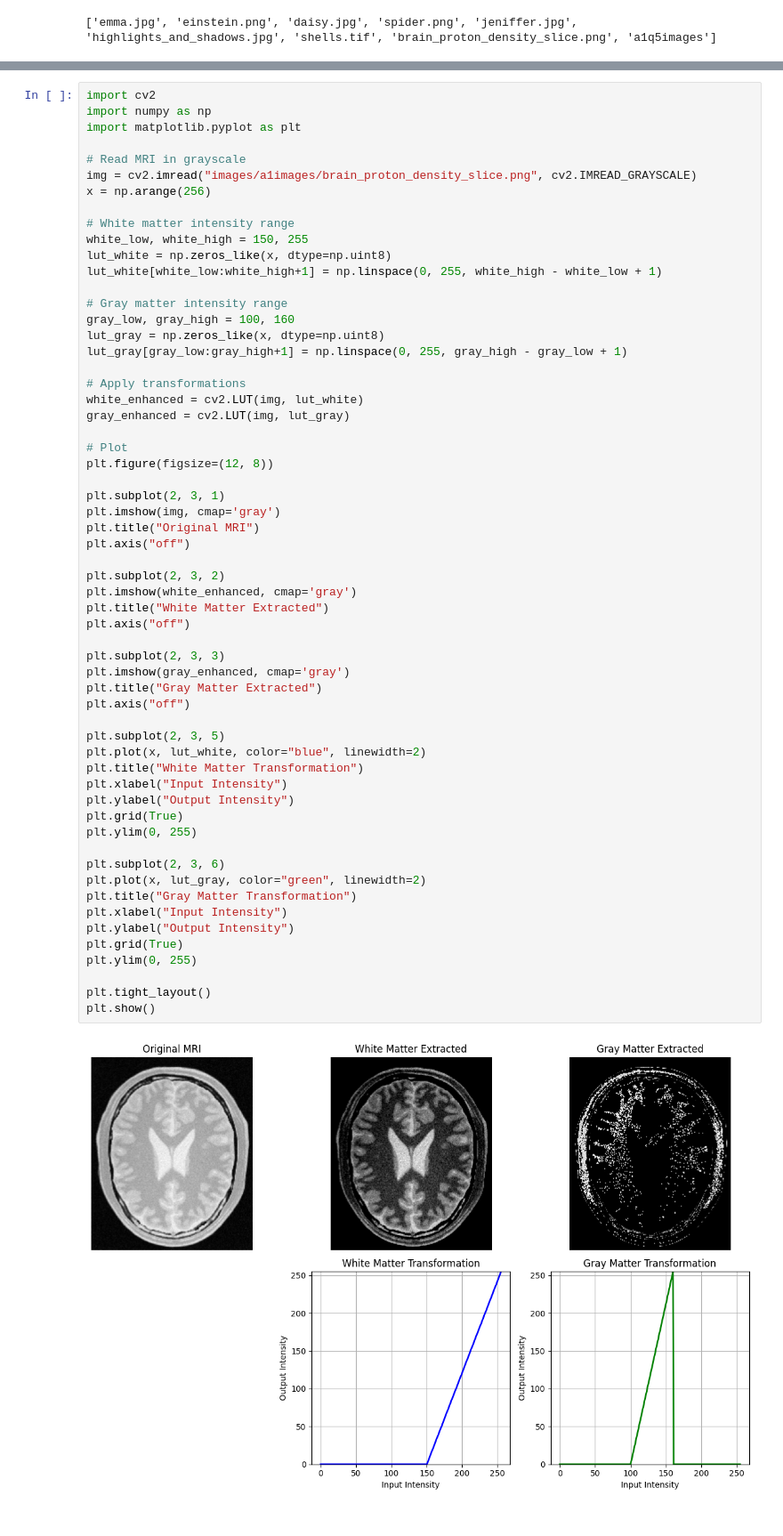
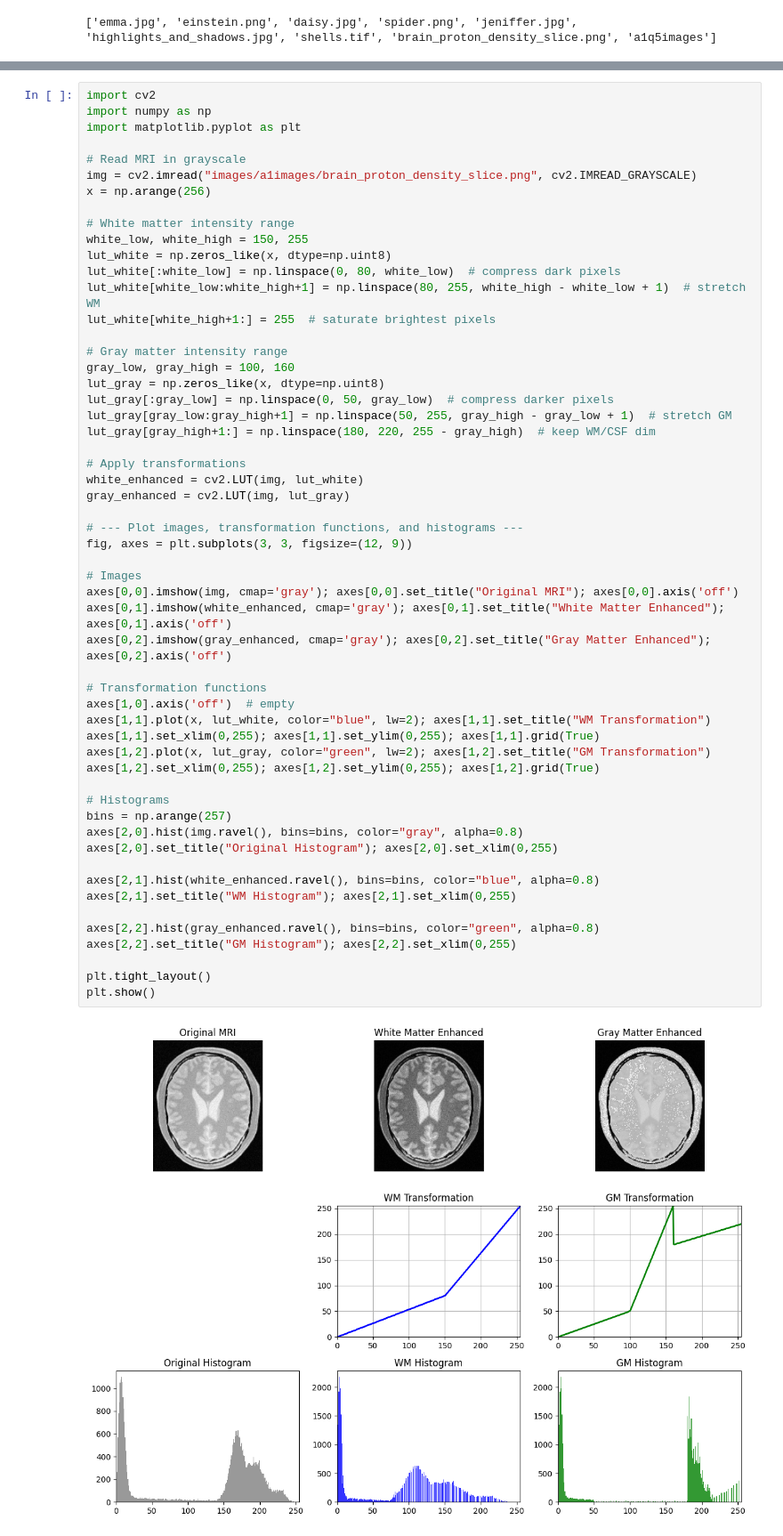
Before and after one commit to Dulavinya/EN3160-ImageProcessing, a Jupyter notebook: A01.ipynb, the cells around one changed output, grey strips where cells are left out. Shown at 89% size. Saved outputs shown, nothing was run; the diff lists cells and outputs as text.

```diff
--- a/A01.ipynb
+++ b/A01.ipynb
@@ -85,61 +85,57 @@ plt.show()
 # %%
 import cv2
 import numpy as np
 import matplotlib.pyplot as plt
 
 # Read MRI in grayscale
 img = cv2.imread("images/a1images/brain_proton_density_slice.png", cv2.IMREAD_GRAYSCALE)
 x = np.arange(256)
 
 # White matter intensity range
 white_low, white_high = 150, 255
 lut_white = np.zeros_like(x, dtype=np.uint8)
-lut_white[white_low:white_high+1] = np.linspace(0, 255, white_high - white_low + 1)
+lut_white[:white_low] = np.linspace(0, 80, white_low)  # compress dark pixels
+lut_white[white_low:white_high+1] = np.linspace(80, 255, white_high - white_low + 1)  # stretch WM
+lut_white[white_high+1:] = 255  # saturate brightest pixels
 
 # Gray matter intensity range
 gray_low, gray_high = 100, 160
 lut_gray = np.zeros_like(x, dtype=np.uint8)
-lut_gray[gray_low:gray_high+1] = np.linspace(0, 255, gray_high - gray_low + 1)
+lut_gray[:gray_low] = np.linspace(0, 50, gray_low)  # compress darker pixels
+lut_gray[gray_low:gray_high+1] = np.linspace(50, 255, gray_high - gray_low + 1)  # stretch GM
+lut_gray[gray_high+1:] = np.linspace(180, 220, 255 - gray_high)  # keep WM/CSF dim
 
 # Apply transformations
 white_enhanced = cv2.LUT(img, lut_white)
 gray_enhanced = cv2.LUT(img, lut_gray)
 
-# Plot
-plt.figure(figsize=(12, 8))
+# --- Plot images, transformation functions, and histograms ---
+fig, axes = plt.subplots(3, 3, figsize=(12, 9))
 
-plt.subplot(2, 3, 1)
-plt.imshow(img, cmap='gray')
-plt.title("Original MRI")
-plt.axis("off")
+# Images
+axes[0,0].imshow(img, cmap='gray'); axes[0,0].set_title("Original MRI"); axes[0,0].axis('off')
+axes[0,1].imshow(white_enhanced, cmap='gray'); axes[0,1].set_title("White Matter Enhanced"); axes[0,1].axis('off')
+axes[0,2].imshow(gray_enhanced, cmap='gray'); axes[0,2].set_title("Gray Matter Enhanced"); axes[0,2].axis('off')
 
-plt.subplot(2, 3, 2)
-plt.imshow(white_enhanced, cmap='gray')
-plt.title("White Matter Extracted")
-plt.axis("off")
+# Transformation functions
+axes[1,0].axis('off')  # empty
+axes[1,1].plot(x, lut_white, color="blue", lw=2); axes[1,1].set_title("WM Transformation")
+axes[1,1].set_xlim(0,255); axes[1,1].set_ylim(0,255); axes[1,1].grid(True)
+axes[1,2].plot(x, lut_gray, color="green", lw=2); axes[1,2].set_title("GM Transformation")
+axes[1,2].set_xlim(0,255); axes[1,2].set_ylim(0,255); axes[1,2].grid(True)
 
-plt.subplot(2, 3, 3)
-plt.imshow(gray_enhanced, cmap='gray')
-plt.title("Gray Matter Extracted")
-plt.axis("off")
+# Histograms
+bins = np.arange(257)
+axes[2,0].hist(img.ravel(), bins=bins, color="gray", alpha=0.8)
+axes[2,0].set_title("Original Histogram"); axes[2,0].set_xlim(0,255)
 
-plt.subplot(2, 3, 5)
-plt.plot(x, lut_white, color="blue", linewidth=2)
-plt.title("White Matter Transformation")
-plt.xlabel("Input Intensity")
-plt.ylabel("Output Intensity")
-plt.grid(True)
-plt.ylim(0, 255)
+axes[2,1].hist(white_enhanced.ravel(), bins=bins, color="blue", alpha=0.8)
+axes[2,1].set_title("WM Histogram"); axes[2,1].set_xlim(0,255)
 
-plt.subplot(2, 3, 6)
-plt.plot(x, lut_gray, color="green", linewidth=2)
-plt.title("Gray Matter Transformation")
-plt.xlabel("Input Intensity")
-plt.ylabel("Output Intensity")
-plt.grid(True)
-plt.ylim(0, 255)
+axes[2,2].hist(gray_enhanced.ravel(), bins=bins, color="green", alpha=0.8)
+axes[2,2].set_title("GM Histogram"); axes[2,2].set_xlim(0,255)
 
 plt.tight_layout()
 plt.show()
 # %% [output]
-[figure, old version]
+[figure, new version]
```
Also changed, not shown: parts of 1 cell of this notebook.
